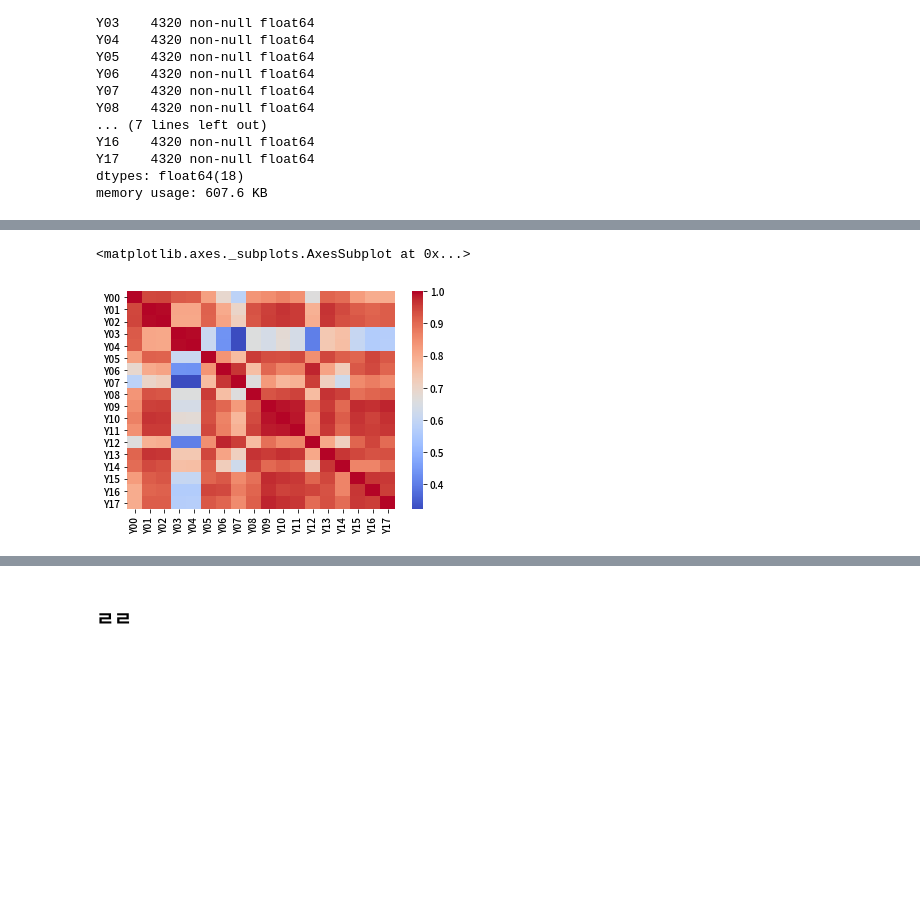
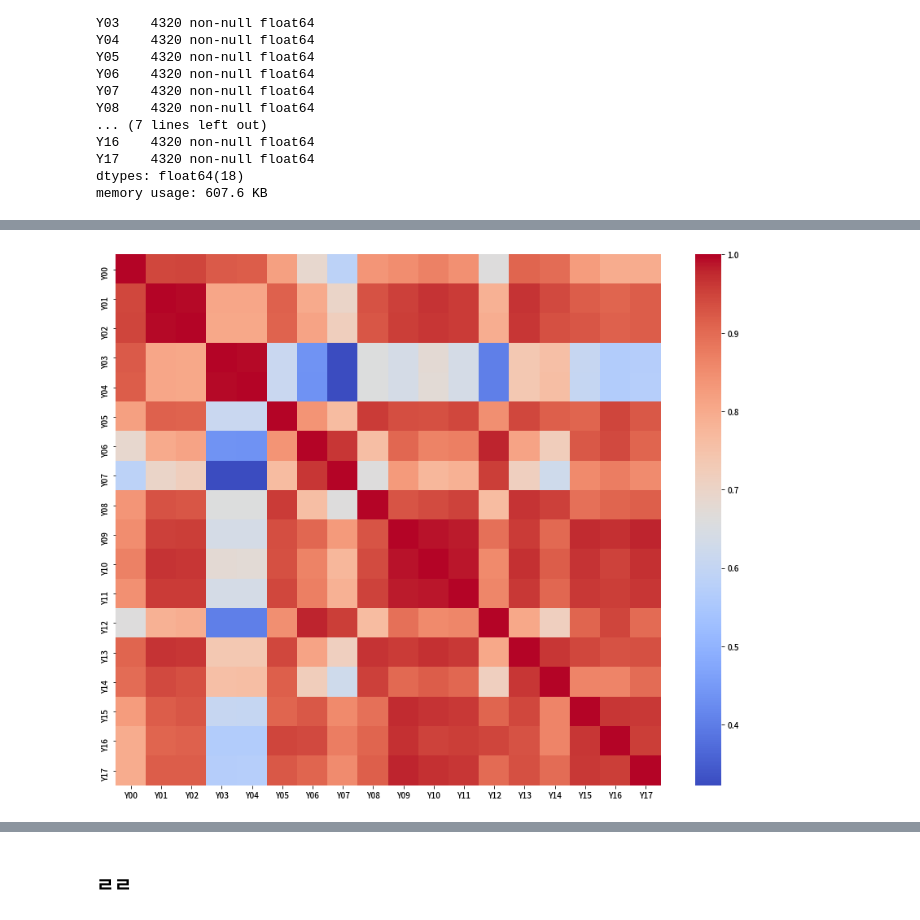
Before and after one commit to YunjinPark/dacon_temperature_forecasts, a Jupyter notebook: eda.ipynb, the cells around one changed output, grey strips where cells are left out. Drawn from its saved outputs; the diff is of its cells as text; code cells hidden in the pictures; blank space fills up the shorter version.

```diff
--- a/eda.ipynb
+++ b/eda.ipynb
@@ -89,3 +98,5 @@ df.shape
+# %%
+n = 4320
 # %% [markdown]
 ## 데이터 보기
 # %%
@@ -404,7 +417,7 @@ df[feat_y].shape
 # %% [markdown]
 null 값이 없는 부분만 추출
 # %%
-df_y = df[feat_y][:4320]
+df_y = df[feat_y][:n]
 df_y.shape
 # %% [output]
 (4320, 18)
@@ -447,5 +480,5 @@ TypeError: ignored
 # %%
-sns.heatmap(df_y.corr(), cmap='coolwarm')
+plt.figure(figsize=(15,12))
+ax = sns.heatmap(df_y.corr(), cmap='coolwarm')
 # %% [output]
-<matplotlib.axes._subplots.AxesSubplot at 0x...>
-[figure, old version]
+[figure, new version]
```
Also changed, not shown: parts of 15 cells of this notebook.
